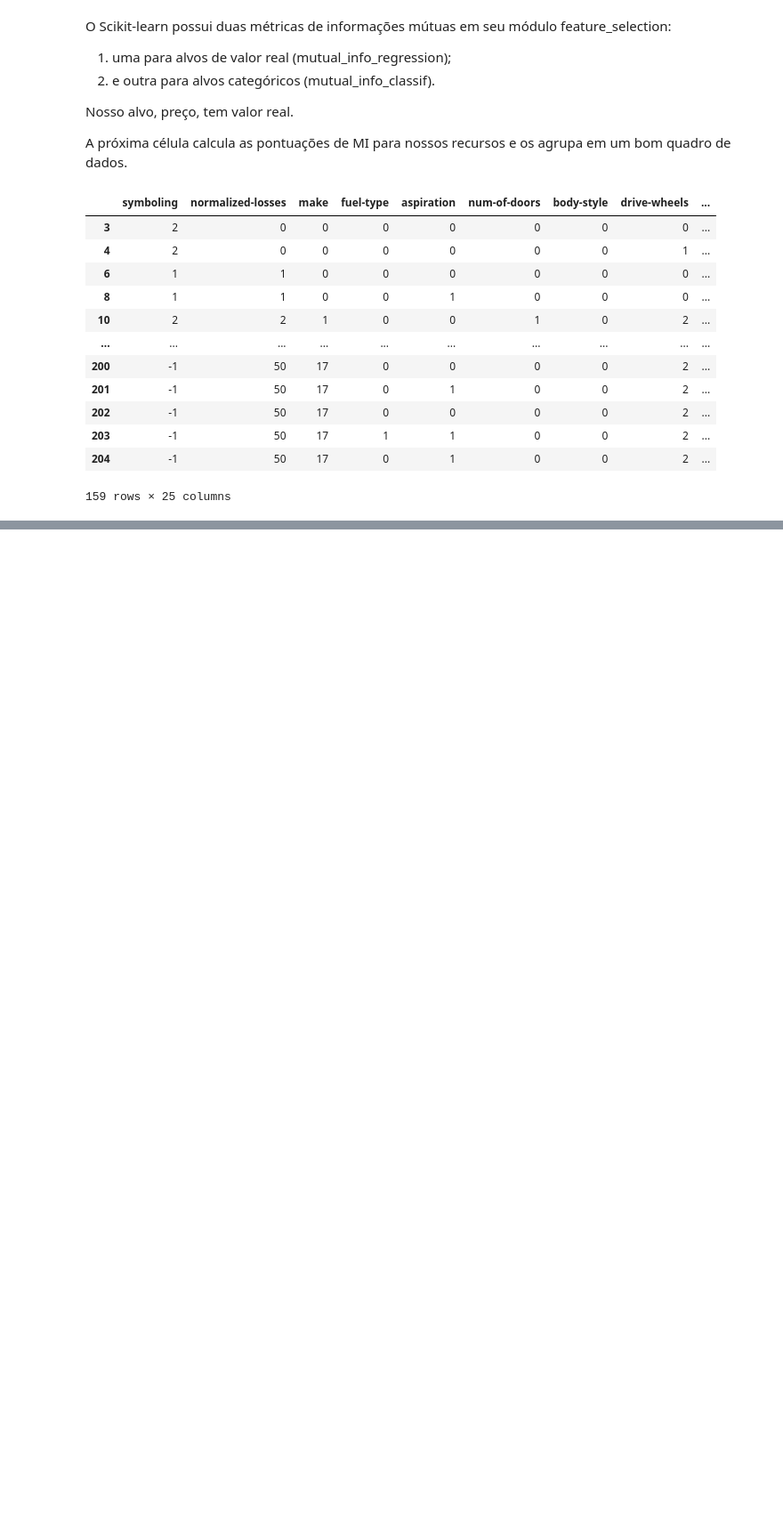
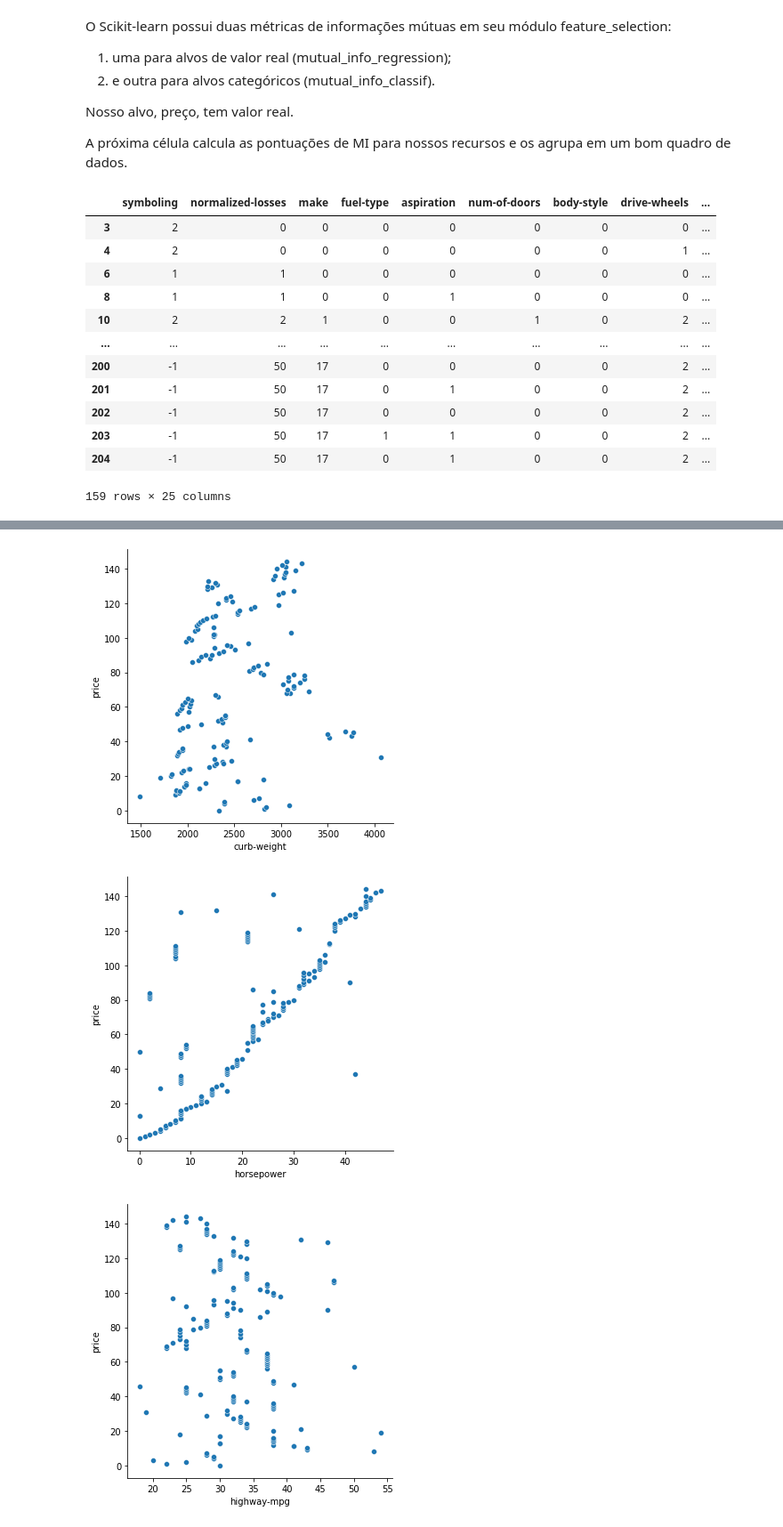
Before and after one commit to FranciscoFoz/machine-learning-training, a Jupyter notebook: Feature engineering/Curso_Kaggle_FE.ipynb, the cells around one changed output, grey strips where cells are left out. Shown at 89% size. Saved outputs shown, nothing was run; the diff lists cells and outputs as text; code cells hidden in the pictures; blank space fills up the shorter version.

```diff
--- a/Feature engineering/Curso_Kaggle_FE.ipynb
+++ b/Feature engineering/Curso_Kaggle_FE.ipynb
@@ -275,0 +319,10 @@ Name: MI Scores, dtype: float64
+# %%
+import seaborn as sns
+
+sns.relplot(x="curb-weight", y="price", data=df_auto);
+sns.relplot(x="horsepower", y="price", data=df_auto);
+sns.relplot(x="highway-mpg", y="price", data=df_auto);
+# %% [output]
+[figure, added]
+[figure, added]
+[figure, added]
```
Also changed, not shown: parts of 15 cells of this notebook.
